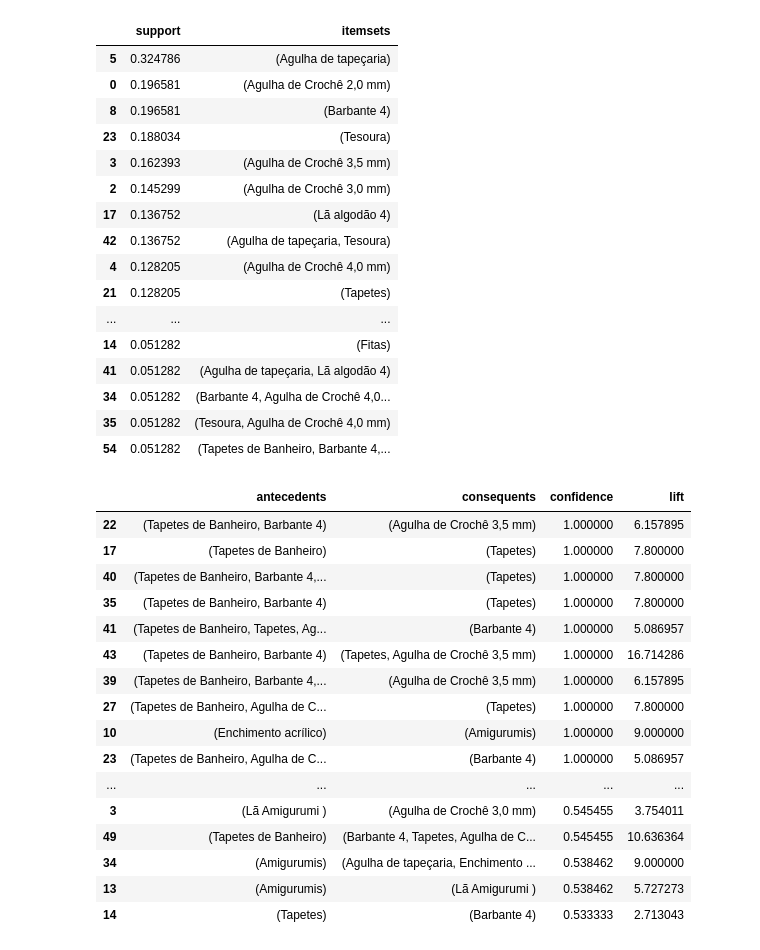
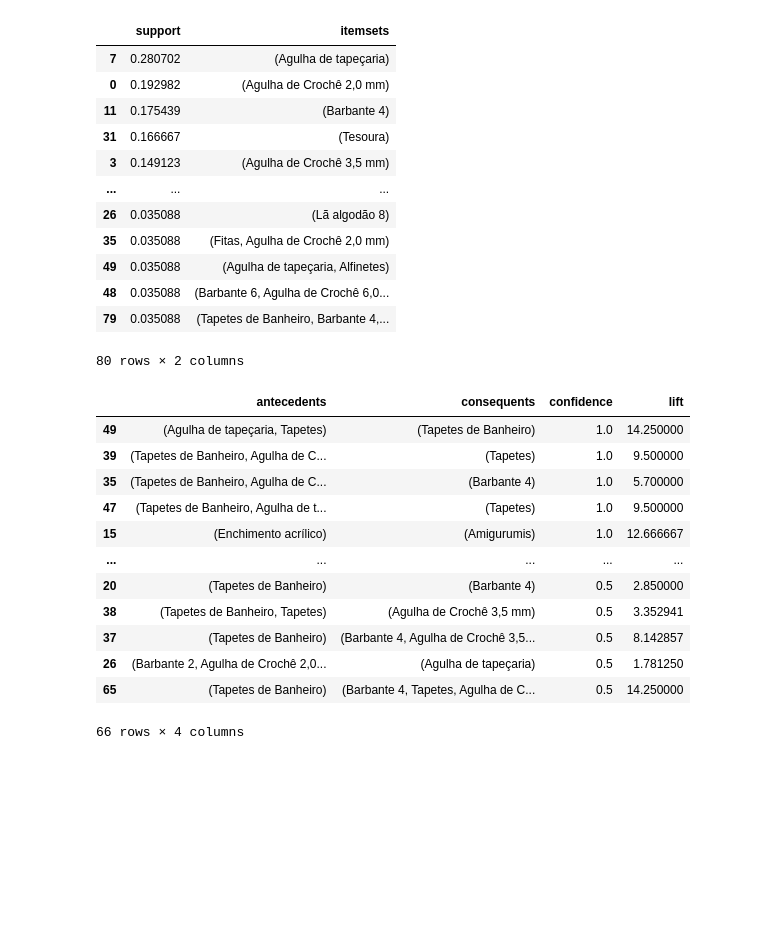
Before and after one commit to pennamoro/back-lama, a Jupyter notebook: python-scripts/apriori-material-categoria.ipynb, the cells around one changed output. Drawn from its saved outputs; the diff is of its cells as text; code cells hidden in the pictures; blank space fills up the shorter version.

```diff
--- a/python-scripts/apriori-material-categoria.ipynb
+++ b/python-scripts/apriori-material-categoria.ipynb
@@ -95,26 +95,22 @@ df.head(10)
 # %%
 from mlxtend.frequent_patterns import apriori
 
-frequent_itemsets = apriori(df, min_support = 0.05, use_colnames= True)
+frequent_itemsets = apriori(df, min_support = 0.03, use_colnames= True)
 frequent_itemsets.sort_values(by=['support'], ascending= False)
 # %% [output]
 |  | support | itemsets |
-| 5 | 0.324786 | (Agulha de tapeçaria) |
-| 0 | 0.196581 | (Agulha de Crochê 2,0 mm) |
-| 8 | 0.196581 | (Barbante 4) |
-| 23 | 0.188034 | (Tesoura) |
-| 3 | 0.162393 | (Agulha de Crochê 3,5 mm) |
-| 2 | 0.145299 | (Agulha de Crochê 3,0 mm) |
-| 17 | 0.136752 | (Lã algodão 4) |
-| 42 | 0.136752 | (Agulha de tapeçaria, Tesoura) |
-| 4 | 0.128205 | (Agulha de Crochê 4,0 mm) |
-| 21 | 0.128205 | (Tapetes) |
+| 7 | 0.280702 | (Agulha de tapeçaria) |
+| 0 | 0.192982 | (Agulha de Crochê 2,0 mm) |
+| 11 | 0.175439 | (Barbante 4) |
+| 31 | 0.166667 | (Tesoura) |
+| 3 | 0.149123 | (Agulha de Crochê 3,5 mm) |
 | ... | ... | ... |
-| 14 | 0.051282 | (Fitas) |
-| 41 | 0.051282 | (Agulha de tapeçaria, Lã algodão 4) |
-| 34 | 0.051282 | (Barbante 4, Agulha de Crochê 4,0... |
-| 35 | 0.051282 | (Tesoura, Agulha de Crochê 4,0 mm) |
-| 54 | 0.051282 | (Tapetes de Banheiro, Barbante 4,... |
+| 26 | 0.035088 | (Lã algodão 8) |
+| 35 | 0.035088 | (Fitas, Agulha de Crochê 2,0 mm) |
+| 49 | 0.035088 | (Agulha de tapeçaria, Alfinetes) |
+| 48 | 0.035088 | (Barbante 6, Agulha de Crochê 6,0... |
+| 79 | 0.035088 | (Tapetes de Banheiro, Barbante 4,... |
+80 rows × 2 columns
 # %%
 from mlxtend.frequent_patterns import association_rules
 
@@ -123,22 +119,18 @@ sorted_rules = rules.sort_values(by=['confidence'], ascending= False).drop(['ant
 sorted_rules
 # %% [output]
 |  | antecedents | consequents | confidence | lift |
-| 22 | (Tapetes de Banheiro, Barbante 4) | (Agulha de Crochê 3,5 mm) | 1.000000 | 6.157895 |
-| 17 | (Tapetes de Banheiro) | (Tapetes) | 1.000000 | 7.800000 |
-| 40 | (Tapetes de Banheiro, Barbante 4,... | (Tapetes) | 1.000000 | 7.800000 |
-| 35 | (Tapetes de Banheiro, Barbante 4) | (Tapetes) | 1.000000 | 7.800000 |
-| 41 | (Tapetes de Banheiro, Tapetes, Ag... | (Barbante 4) | 1.000000 | 5.086957 |
-| 43 | (Tapetes de Banheiro, Barbante 4) | (Tapetes, Agulha de Crochê 3,5 mm) | 1.000000 | 16.714286 |
-| 39 | (Tapetes de Banheiro, Barbante 4,... | (Agulha de Crochê 3,5 mm) | 1.000000 | 6.157895 |
-| 27 | (Tapetes de Banheiro, Agulha de C... | (Tapetes) | 1.000000 | 7.800000 |
-| 10 | (Enchimento acrílico) | (Amigurumis) | 1.000000 | 9.000000 |
-| 23 | (Tapetes de Banheiro, Agulha de C... | (Barbante 4) | 1.000000 | 5.086957 |
+| 49 | (Agulha de tapeçaria, Tapetes) | (Tapetes de Banheiro) | 1.0 | 14.250000 |
+| 39 | (Tapetes de Banheiro, Agulha de C... | (Tapetes) | 1.0 | 9.500000 |
+| 35 | (Tapetes de Banheiro, Agulha de C... | (Barbante 4) | 1.0 | 5.700000 |
+| 47 | (Tapetes de Banheiro, Agulha de t... | (Tapetes) | 1.0 | 9.500000 |
+| 15 | (Enchimento acrílico) | (Amigurumis) | 1.0 | 12.666667 |
 | ... | ... | ... | ... | ... |
-| 3 | (Lã Amigurumi ) | (Agulha de Crochê 3,0 mm) | 0.545455 | 3.754011 |
-| 49 | (Tapetes de Banheiro) | (Barbante 4, Tapetes, Agulha de C... | 0.545455 | 10.636364 |
-| 34 | (Amigurumis) | (Agulha de tapeçaria, Enchimento ... | 0.538462 | 9.000000 |
-| 13 | (Amigurumis) | (Lã Amigurumi ) | 0.538462 | 5.727273 |
-| 14 | (Tapetes) | (Barbante 4) | 0.533333 | 2.713043 |
+| 20 | (Tapetes de Banheiro) | (Barbante 4) | 0.5 | 2.850000 |
+| 38 | (Tapetes de Banheiro, Tapetes) | (Agulha de Crochê 3,5 mm) | 0.5 | 3.352941 |
+| 37 | (Tapetes de Banheiro) | (Barbante 4, Agulha de Crochê 3,5... | 0.5 | 8.142857 |
+| 26 | (Barbante 2, Agulha de Crochê 2,0... | (Agulha de tapeçaria) | 0.5 | 1.781250 |
+| 65 | (Tapetes de Banheiro) | (Barbante 4, Tapetes, Agulha de C... | 0.5 | 14.250000 |
+66 rows × 4 columns
 # %%
 sorted_rules['antecedents'] = sorted_rules['antecedents'].apply(lambda x: list(x))
 sorted_rules['consequents'] = sorted_rules['consequents'].apply(lambda x: list(x))
```
Also changed, not shown: parts of 3 cells of this notebook, 1 other file.
